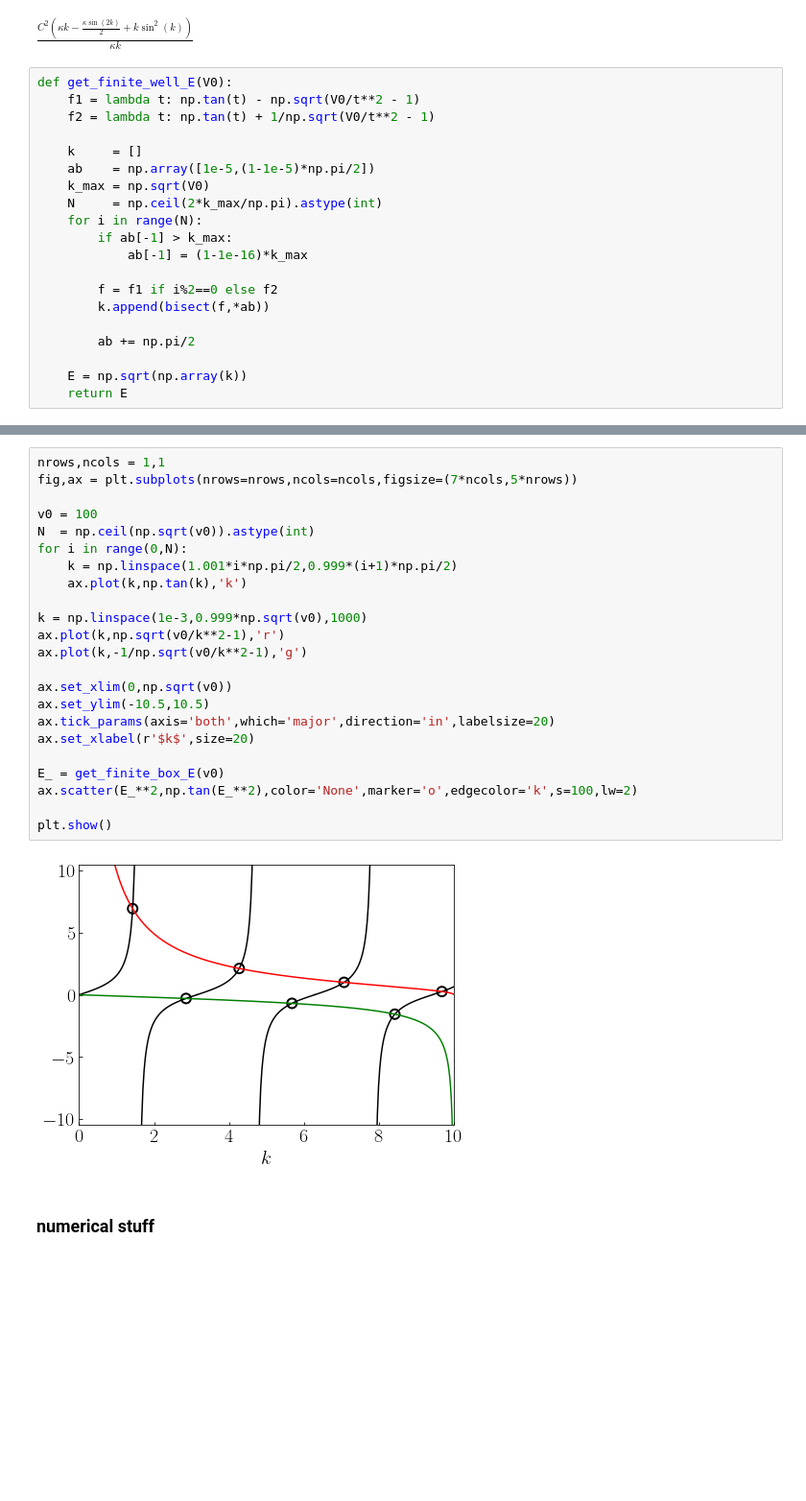
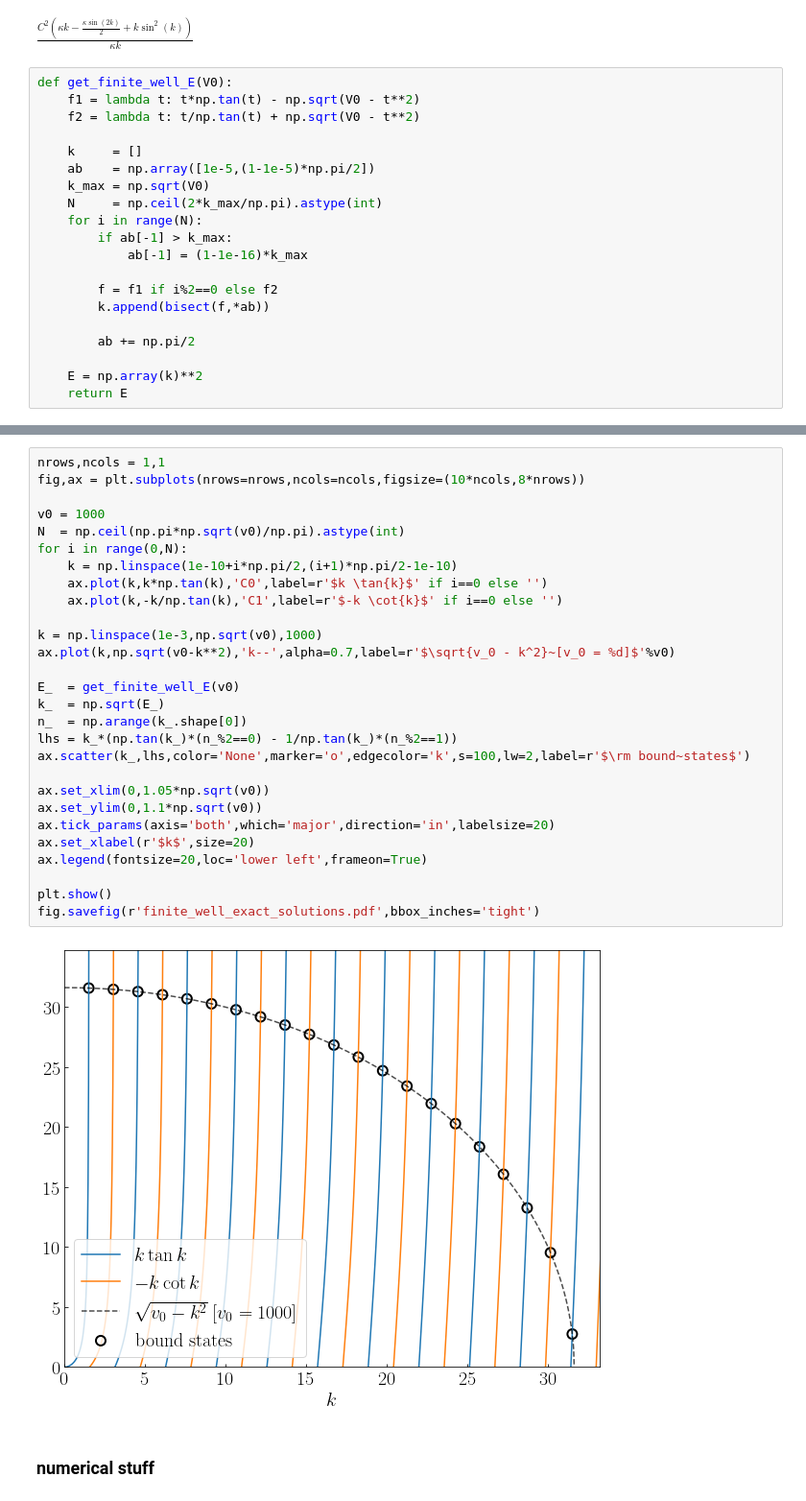
Before and after one commit to rwhitehill/CP-PHYS811-F24, a Jupyter notebook: P3/main.ipynb, the cells around one changed output, grey strips where cells are left out. Shown: that part at 96% size. Saved outputs shown, nothing was run; the diff lists cells and outputs as text; blank space fills up the shorter version.

```diff
--- a/P3/main.ipynb
+++ b/P3/main.ipynb
@@ -84,8 +85,8 @@ norm.subs(A,A_).subs(D,D_).simplify().subs(B,0).simplify()
 $\displaystyle \frac{C^{2} \left(\kappa k - \frac{\kappa \sin{\left(2 k \right)}}{2} + k \sin^{2}{\left(k \right)}\right)}{\kappa k}$
 # %%
 def get_finite_well_E(V0):
-    f1 = lambda t: np.tan(t) - np.sqrt(V0/t**2 - 1)
-    f2 = lambda t: np.tan(t) + 1/np.sqrt(V0/t**2 - 1)
+    f1 = lambda t: t*np.tan(t) - np.sqrt(V0 - t**2)
+    f2 = lambda t: t/np.tan(t) + np.sqrt(V0 - t**2)
 
     k     = []
     ab    = np.array([1e-5,(1-1e-5)*np.pi/2])
@@ -100,7 +101,7 @@ def get_finite_well_E(V0):
 
         ab += np.pi/2
 
-    E = np.sqrt(np.array(k))
+    E = np.array(k)**2
     return E
 # %%
 def get_finite_well_psi(u,V0):
@@ -128,28 +129,33 @@ array([1.19480198, 1.68888777, 2.06666285, 2.38310885, 2.65873866,
 # %%
 nrows,ncols = 1,1
-fig,ax = plt.subplots(nrows=nrows,ncols=ncols,figsize=(7*ncols,5*nrows))
+fig,ax = plt.subplots(nrows=nrows,ncols=ncols,figsize=(10*ncols,8*nrows))
 
-v0 = 100
-N  = np.ceil(np.sqrt(v0)).astype(int)
+v0 = 1000
+N  = np.ceil(np.pi*np.sqrt(v0)/np.pi).astype(int)
 for i in range(0,N):
-    k = np.linspace(1.001*i*np.pi/2,0.999*(i+1)*np.pi/2)
-    ax.plot(k,np.tan(k),'k')
+    k = np.linspace(1e-10+i*np.pi/2,(i+1)*np.pi/2-1e-10)
+    ax.plot(k,k*np.tan(k),'C0',label=r'$k \tan{k}$' if i==0 else '')
+    ax.plot(k,-k/np.tan(k),'C1',label=r'$-k \cot{k}$' if i==0 else '')
 
-k = np.linspace(1e-3,0.999*np.sqrt(v0),1000)
-ax.plot(k,np.sqrt(v0/k**2-1),'r')
-ax.plot(k,-1/np.sqrt(v0/k**2-1),'g')
+k = np.linspace(1e-3,np.sqrt(v0),1000)
+ax.plot(k,np.sqrt(v0-k**2),'k--',alpha=0.7,label=r'$\sqrt{v_0 - k^2}~[v_0 = %d]$'%v0)
 
-ax.set_xlim(0,np.sqrt(v0))
-ax.set_ylim(-10.5,10.5)
+E_  = get_finite_well_E(v0)
+k_  = np.sqrt(E_)
+n_  = np.arange(k_.shape[0])
+lhs = k_*(np.tan(k_)*(n_%2==0) - 1/np.tan(k_)*(n_%2==1))
+ax.scatter(k_,lhs,color='None',marker='o',edgecolor='k',s=100,lw=2,label=r'$\rm bound~states$')
+
+ax.set_xlim(0,1.05*np.sqrt(v0))
+ax.set_ylim(0,1.1*np.sqrt(v0))
 ax.tick_params(axis='both',which='major',direction='in',labelsize=20)
 ax.set_xlabel(r'$k$',size=20)
-
-E_ = get_finite_box_E(v0)
-ax.scatter(E_**2,np.tan(E_**2),color='None',marker='o',edgecolor='k',s=100,lw=2)
+ax.legend(fontsize=20,loc='lower left',frameon=True)
 
 plt.show()
+fig.savefig(r'finite_well_exact_solutions.pdf',bbox_inches='tight')
 # %% [output]
-[figure, old version]
+[figure, new version]
 # %% [markdown]
 ### numerical stuff
 # %% [markdown]
```
Also changed, not shown: parts of 24 cells of this notebook, 1 other file.
